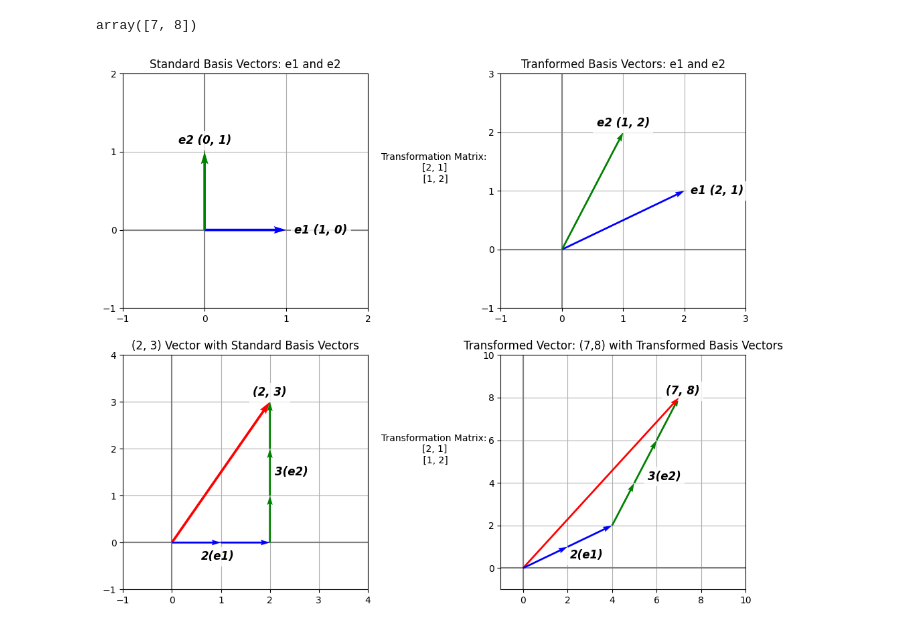
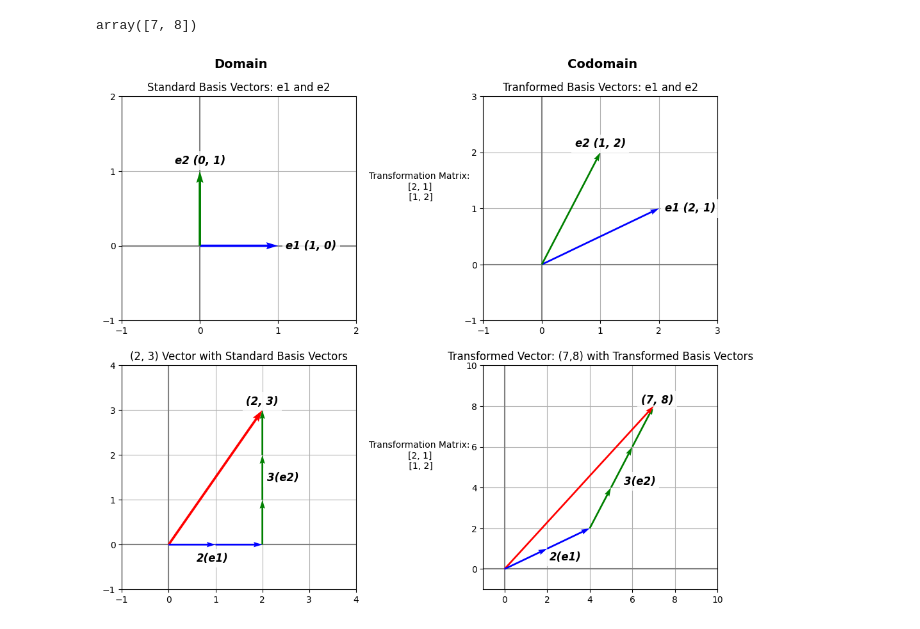
Before and after one commit to Keoni808/Visuals, a Jupyter notebook: Linear_Transformations_(Figures).ipynb, the cells around one changed output. Drawn from its saved outputs; the diff is of its cells as text; code cells hidden in the pictures.

Commit message:
Updated "Figure 5 (Standard Basis Vectors)"

```diff
--- a/Linear_Transformations_(Figures).ipynb
+++ b/Linear_Transformations_(Figures).ipynb
@@ -456,31 +456,39 @@ ax5.set_xlim(-1, 10)
 ax5.set_ylim(-1, 10)
 ax5.axhline(0, color='grey', linewidth=1.5)
 ax5.axvline(0, color='grey', linewidth=1.5)
 
 ax2.xaxis.set_major_locator(MultipleLocator(1))
 ax2.yaxis.set_major_locator(MultipleLocator(1))
 
 ax5.grid(True)
 ax5.set_title('Transformed Vector: (7,8) with Transformed Basis Vectors')
 
 
 ############### TRANSFORMATION MATRIX TOP ###############
 
 matrix_str = f'Transformation Matrix:\n[2, 1]\n [1, 2]'
 
 ax3 = fig.add_subplot(2,15, 8)
 ax3.annotate(matrix_str, xy=(.5, .5), xycoords='data', textcoords='offset points',
              xytext=(0, 10), ha='center', fontsize=10, color='black')
 
 ax3.axis('off')
 
 ############### TRANSFORMATION MATRIX BOTTOM ###############
 ax6 = fig.add_subplot(2,15, 23)
 ax6.annotate(matrix_str, xy=(.5, .5), xycoords='data', textcoords='offset points',
              xytext=(0, 10), ha='center', fontsize=10, color='black')
 
 ax6.axis('off')
 
+############### DOMAIN AND CODOMAIN LABELS ###############
+
+# Adding domain label
+fig.text(0.28, .93, 'Domain', ha='center', va='center', fontsize=14, fontweight='bold')
+
+# Adding codomain label
+fig.text(0.75, .93, 'Codomain', ha='center', va='center', fontsize=14, fontweight='bold')
+
 fig.savefig('StandardBasisVectors+LinearTransformation.png')
 # %% [output]
-[figure, old version]
+[figure, new version]
```
